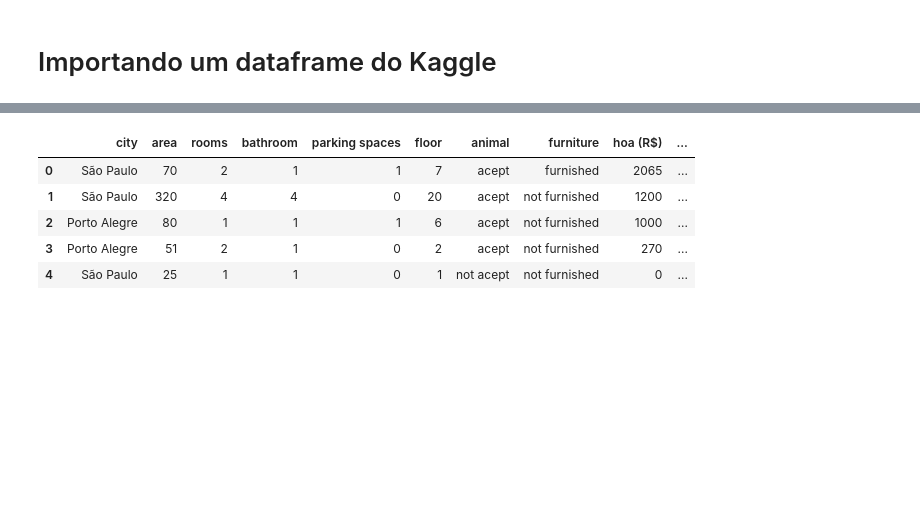
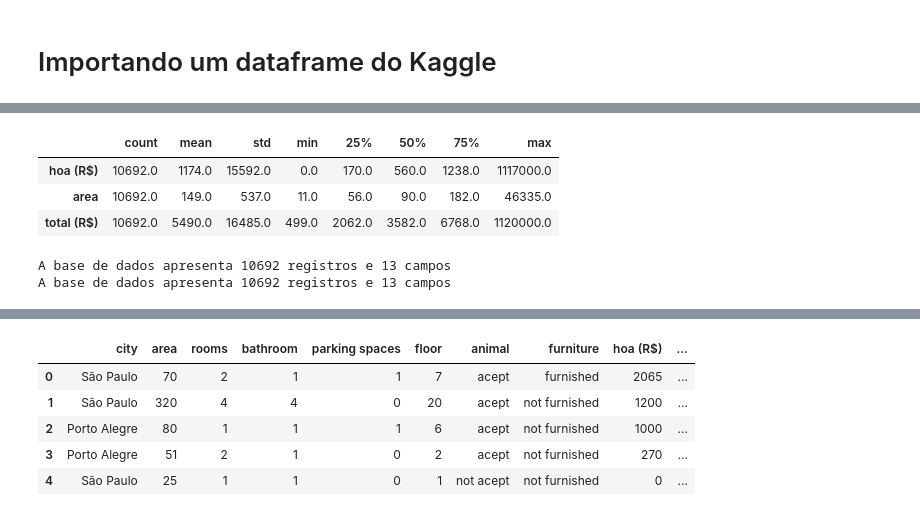
Before and after one commit to raphaelabenom/general-repo, a Jupyter notebook: Notebooks/Python - Pandas Básico.ipynb, the cells around one changed output, grey strips where cells are left out. Drawn from its saved outputs; the diff is of its cells as text; code cells hidden in the pictures; blank space fills up the shorter version.

```diff
--- a/Notebooks/Python - Pandas Básico.ipynb
+++ b/Notebooks/Python - Pandas Básico.ipynb
@@ -197,0 +148,18 @@ total (R$)
+# %%
+# Selecionando os campos do meu dataframe - Numerical
+
+data[['hoa (R$)', 'area', 'total (R$)']].describe().round().T
+# %% [output]
+|  | count | mean | std | min | 25% | 50% | 75% | max |
+| hoa (R$) | 10692.0 | 1174.0 | 15592.0 | 0.0 | 170.0 | 560.0 | 1238.0 | 1117000.0 |
+| area | 10692.0 | 149.0 | 537.0 | 11.0 | 56.0 | 90.0 | 182.0 | 46335.0 |
+| total (R$) | 10692.0 | 5490.0 | 16485.0 | 499.0 | 2062.0 | 3582.0 | 6768.0 | 1120000.0 |
+# %%
+# Maneiras de se obter informações sobre o dataset
+print(f'A base de dados apresenta {data.shape[0]} registros e {data.shape[1]} campos')
+
+# 2 maneira
+print('A base de dados apresenta {} registros e {} campos'.format(data.shape[0], data.shape[1]))
+# %% [output]
+A base de dados apresenta 10692 registros e 13 campos
+A base de dados apresenta 10692 registros e 13 campos
```
Also changed, not shown: parts of 54 cells of this notebook, 2 other files.
